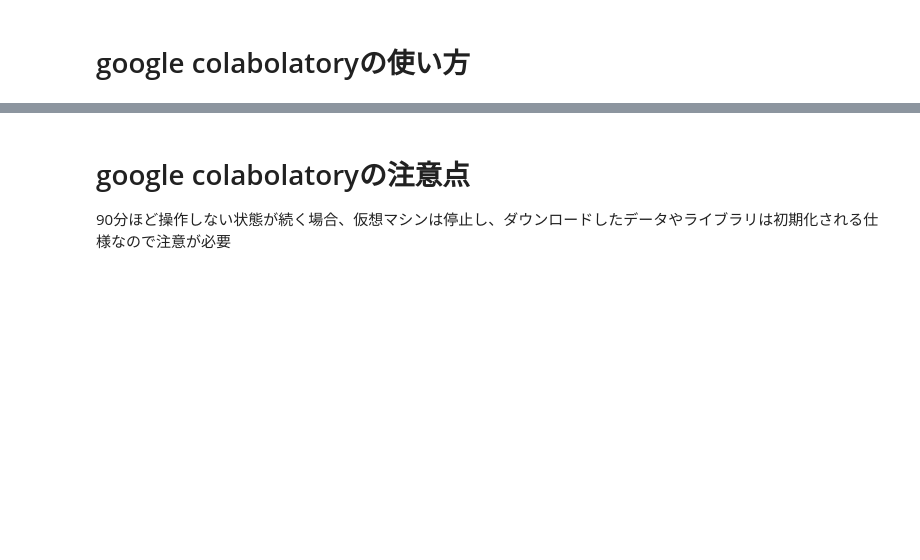
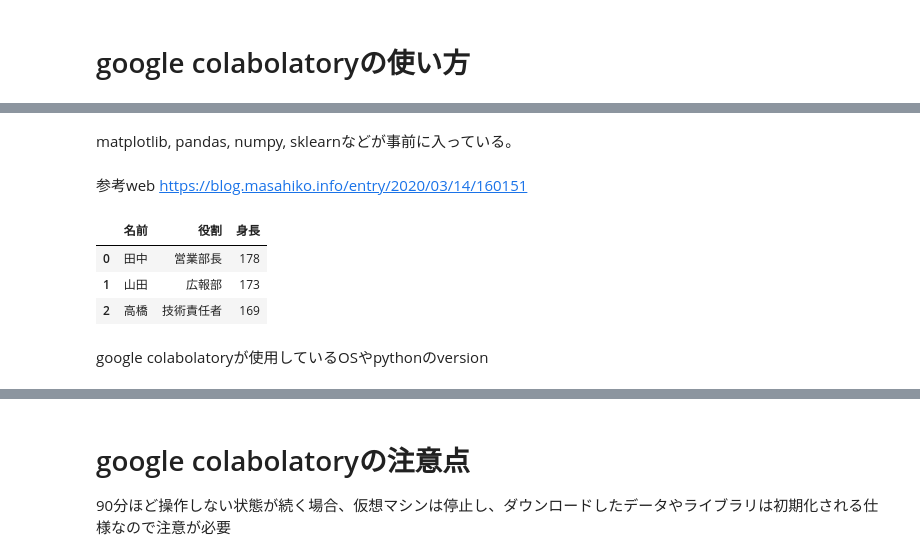
Before and after one commit to chemoinformatics-lecture/lecture-beginner, a Jupyter notebook: lesson01_install/【01】google colaboratoryの使い方.ipynb, the cells around one changed output, grey strips where cells are left out. Drawn from its saved outputs; the diff is of its cells as text; code cells hidden in the pictures; blank space fills up the shorter version.

```diff
--- a/lesson01_install/【01】google colaboratoryの使い方.ipynb
+++ b/lesson01_install/【01】google colaboratoryの使い方.ipynb
@@ -54,0 +83,5 @@ Hello World
+# %% [markdown]
+matplotlib, pandas, numpy, sklearnなどが事前に入っている。
+# %% [markdown]
+参考web
+https://blog.masahiko.info/entry/2020/03/14/160151
@@ -54,0 +90,15 @@ Hello World
+# %%
+df = pd.DataFrame({
+    '名前' :['田中', '山田', '高橋'],
+    '役割' : ['営業部長', '広報部', '技術責任者'],
+    '身長' : [178, 173, 169]
+    })
+
+df
+# %% [output]
+|  | 名前 | 役割 | 身長 |
+| 0 | 田中 | 営業部長 | 178 |
+| 1 | 山田 | 広報部 | 173 |
+| 2 | 高橋 | 技術責任者 | 169 |
+# %% [markdown]
+google colabolatoryが使用しているOSやpythonのversion
```
Also changed, not shown: parts of 33 cells of this notebook.
